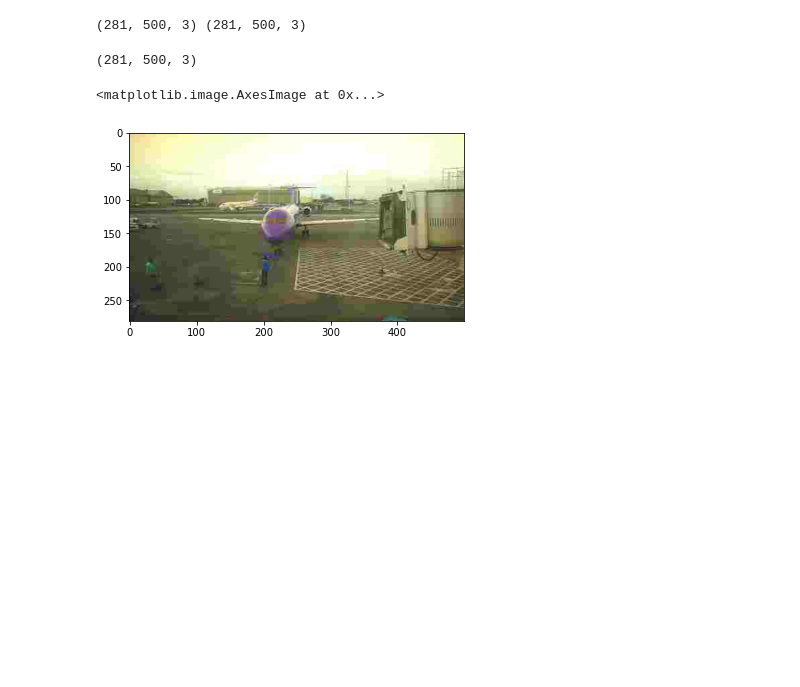
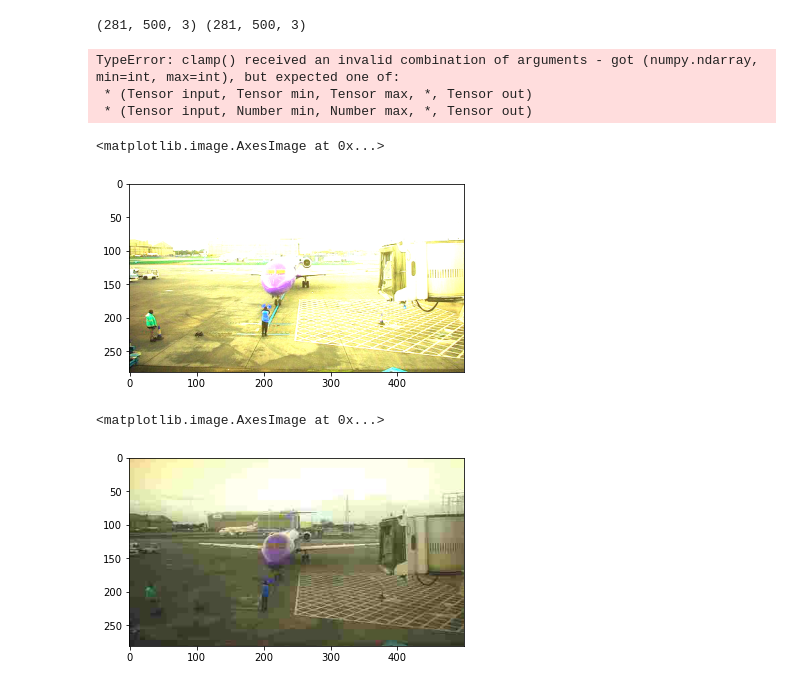
Before and after one commit to tr2512/SemiSegmen20221, a Jupyter notebook: models/Untitled.ipynb, the cells around one changed output. Saved outputs shown, nothing was run; the diff lists cells and outputs as text; code cells hidden in the pictures; blank space fills up the shorter version.

```diff
--- a/models/Untitled.ipynb
+++ b/models/Untitled.ipynb
@@ -59,9 +28,18 @@ class salt_pepper():
-# %%
-transform = salt_pepper()
-img_trans, lbl_trans = transform(img,lbl)
-print(img_trans.shape)
-# %% [output]
-(281, 500, 3)
+# %%
+transform = contrast_linear(alpha = 3, beta = 0)
+img_trans, lbl_trans = transform(img,lbl)
+plt.imshow(img_trans)
+# %% [output]
+TypeError: clamp() received an invalid combination of arguments - got (numpy.ndarray, min=int, max=int), but expected one of:
+ * (Tensor input, Tensor min, Tensor max, *, Tensor out)
+ * (Tensor input, Number min, Number max, *, Tensor out)
+# %%
+transform = contrast_linear(alpha = 3, beta = 0)
+img_trans, lbl_trans = transform(img,lbl)
+plt.imshow(img_trans)
+# %% [output]
+<matplotlib.image.AxesImage at 0x...>
+[figure, added]
 # %%
 class Rand_Augment():
     def __init__(self, Numbers=3, Magnitude=7, max_Magnitude=10, transforms=None, p=1.0):
```
Also changed, not shown: parts of 1 cell of this notebook, 4 other files.
